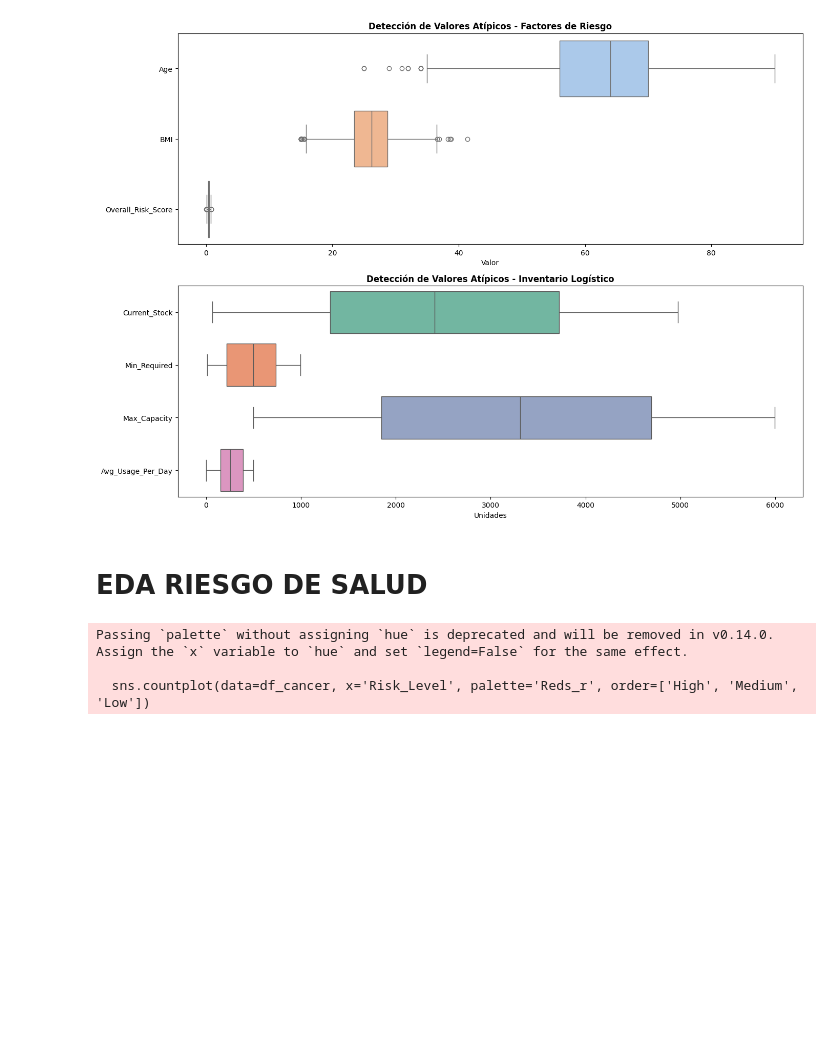
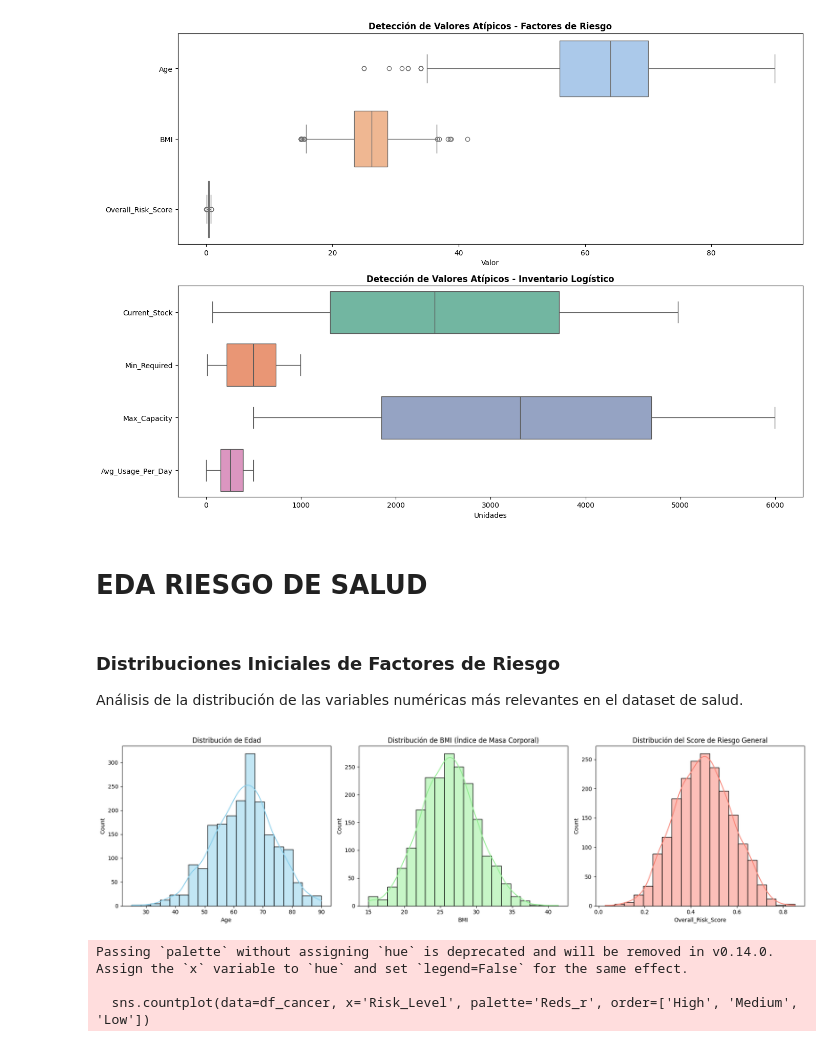
Before and after one commit to Nakamuros/Prediccion_ML, a Jupyter notebook: Hito 1.ipynb, the cells around one changed output. Saved outputs shown, nothing was run; the diff lists cells and outputs as text; code cells hidden in the pictures; blank space fills up the shorter version.

```diff
--- a/Hito 1.ipynb
+++ b/Hito 1.ipynb
@@ -177,6 +89,21 @@ plt.show()
 [figure]
 # %% [markdown]
 # **EDA RIESGO DE SALUD**
+# %% [markdown]
+### Distribuciones Iniciales de Factores de Riesgo
+Análisis de la distribución de las variables numéricas más relevantes en el dataset de salud.
+# %%
+fig, axes = plt.subplots(1, 3, figsize=(18, 5))
+sns.histplot(df_cancer['Age'], bins=20, kde=True, ax=axes[0], color='skyblue')
+axes[0].set_title('Distribución de Edad')
+sns.histplot(df_cancer['BMI'], bins=20, kde=True, ax=axes[1], color='lightgreen')
+axes[1].set_title('Distribución de BMI (Índice de Masa Corporal)')
+sns.histplot(df_cancer['Overall_Risk_Score'], bins=20, kde=True, ax=axes[2], color='salmon')
+axes[2].set_title('Distribución del Score de Riesgo General')
+plt.tight_layout()
+plt.show()
+# %% [output]
+[figure, added]
 # %%
 plt.figure(figsize=(15, 5))
 
```
Also changed, not shown: parts of 36 cells of this notebook.
